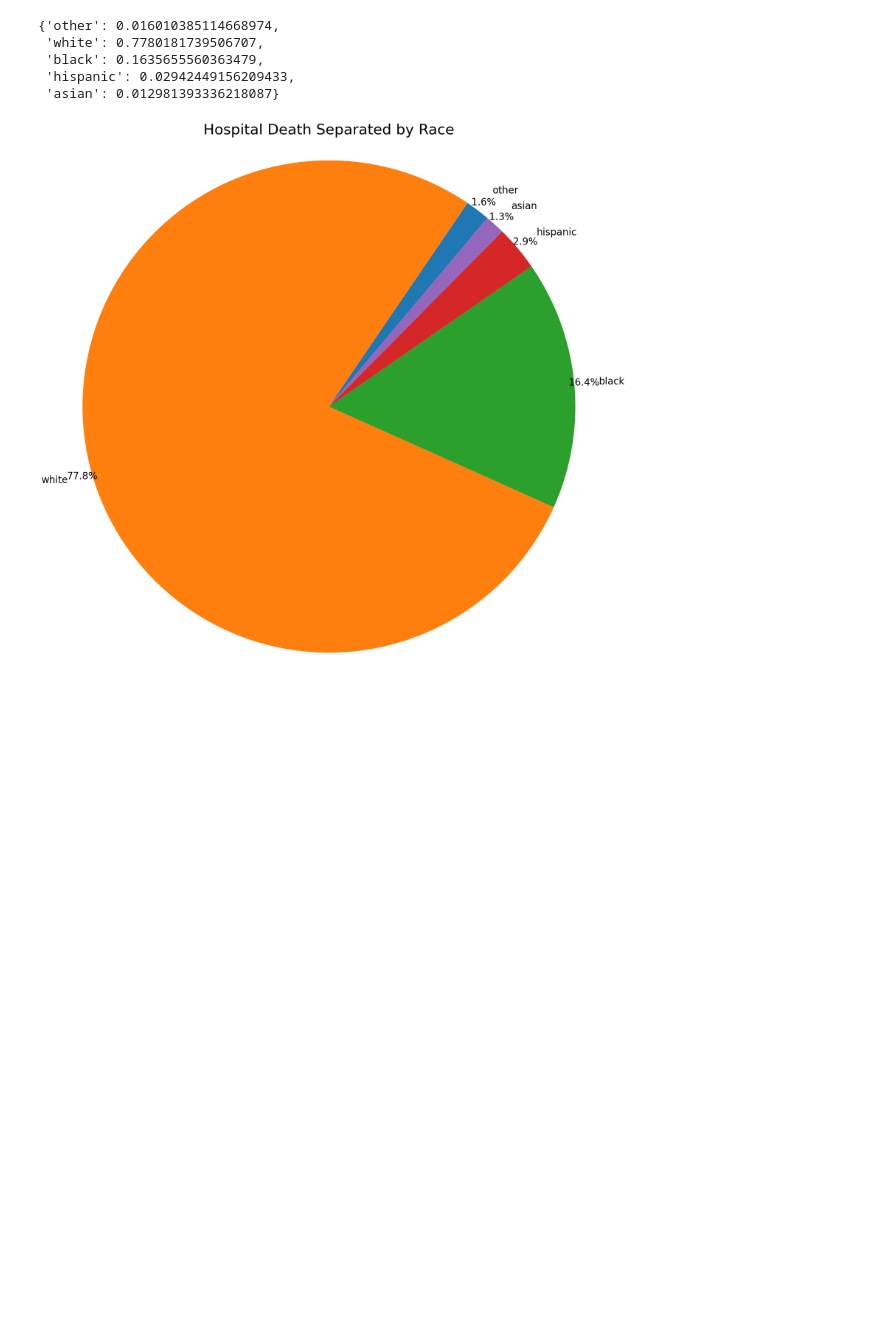
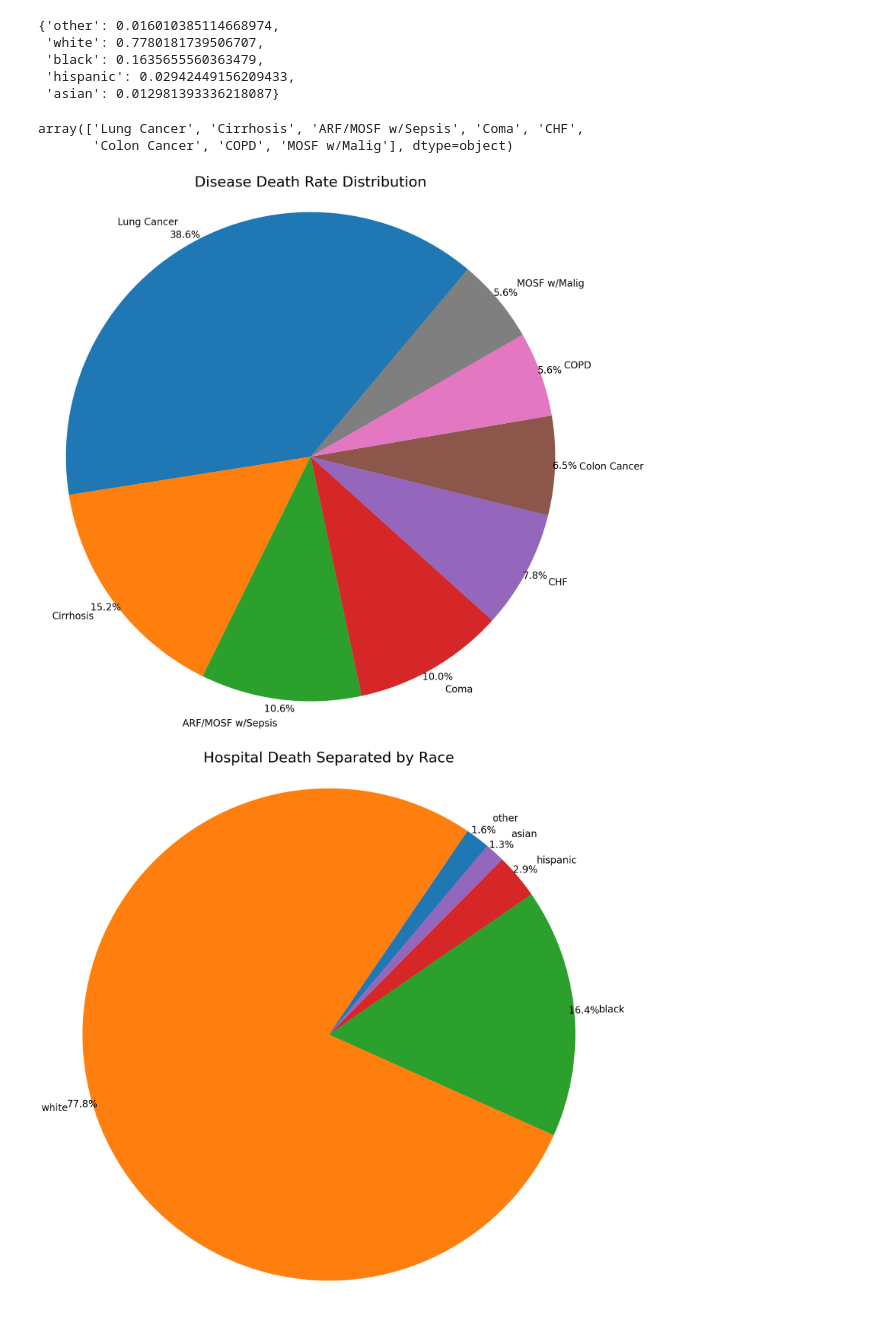
Before and after one commit to jokavishe/data1030-project, a Jupyter notebook: exploration.ipynb, the cells around one changed output. Drawn from its saved outputs; the diff is of its cells as text; code cells hidden in the pictures; blank space fills up the shorter version.

Commit message:
forgot to push the graph materials to github

```diff
--- a/exploration.ipynb
+++ b/exploration.ipynb
@@ -204,6 +204,20 @@ asian death rate: 0.012981393336218087
  'black': 0.1635655560363479,
  'hispanic': 0.02942449156209433,
  'asian': 0.012981393336218087}
+# %%
+df['dzgroup'].unique()
+# %% [output]
+array(['Lung Cancer', 'Cirrhosis', 'ARF/MOSF w/Sepsis', 'Coma', 'CHF',
+       'Colon Cancer', 'COPD', 'MOSF w/Malig'], dtype=object)
+# %%
+plt.figure(figsize=(20, 20))
+plt.pie(df['dzgroup'].value_counts(), labels=['Lung Cancer', 'Cirrhosis', 'ARF/MOSF w/Sepsis', 'Coma', 'CHF',
+       'Colon Cancer', 'COPD', 'MOSF w/Malig'], autopct='%1.1f%%', startangle=50, pctdistance=1.04, textprops={'fontsize': 20})
+plt.title('Disease Death Rate Distribution', fontsize=30)
+plt.axis('equal')
+plt.show()
+# %% [output]
+[figure, added]
 # %%
 # Pie Chart
 
```
Also changed, not shown: parts of 2 cells of this notebook, 1 other file.
